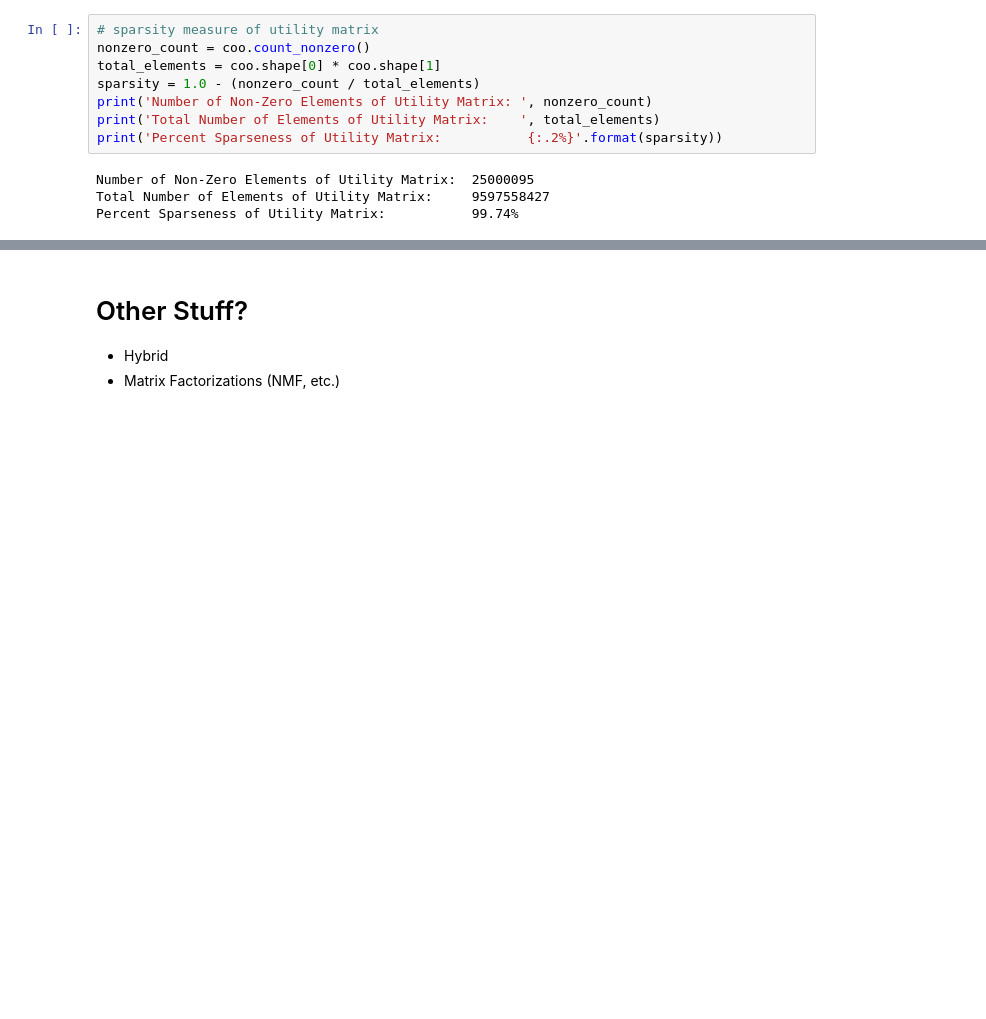
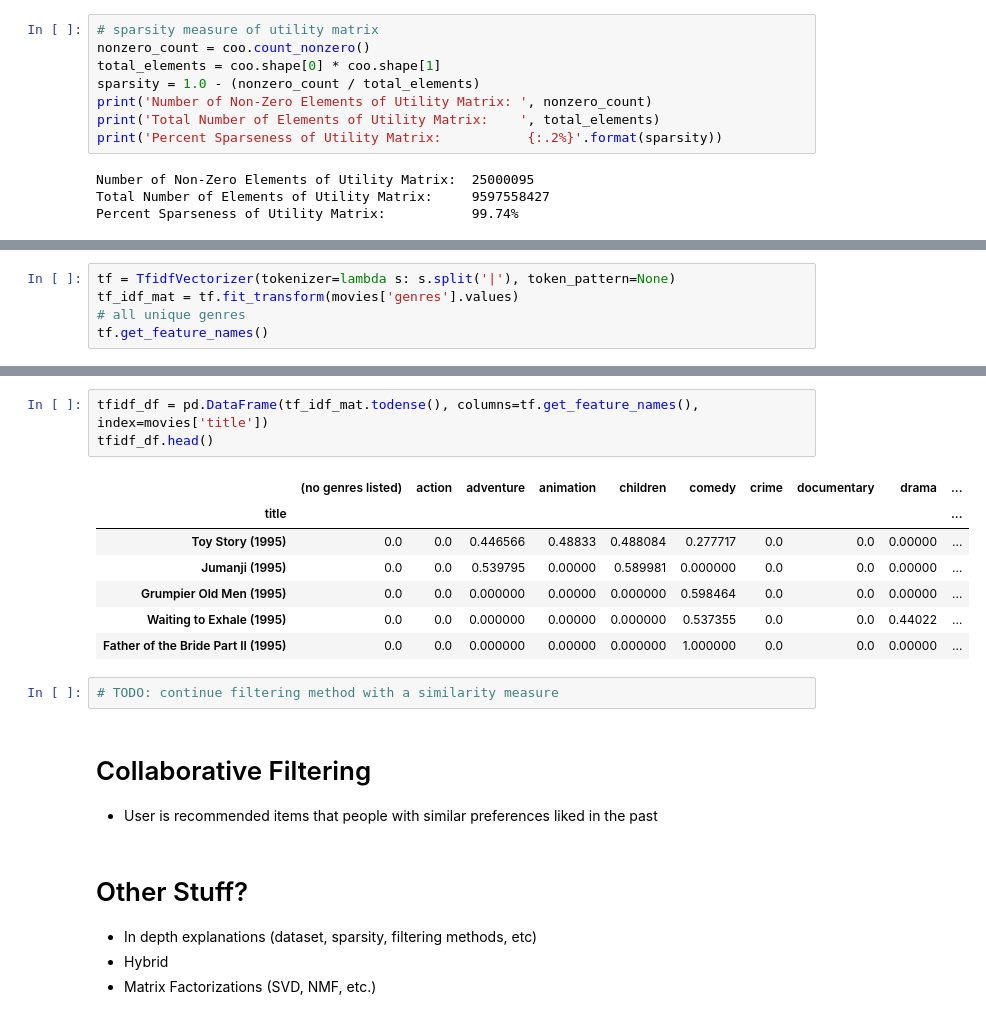
Before and after one commit to nsuttora/Movie-Recommender-Data-Mining-II, a Jupyter notebook: movie_recommender.ipynb, the cells around one changed output, grey strips where cells are left out. Cells and saved outputs as stored; diff of their text form; blank space fills up the shorter version.

Commit message:
started content-based filtering

```diff
--- a/movie_recommender.ipynb
+++ b/movie_recommender.ipynb
@@ -277,0 +310,5 @@ Percent Sparseness of Utility Matrix:           99.74%
+# %%
+tf = TfidfVectorizer(tokenizer=lambda s: s.split('|'), token_pattern=None)
+tf_idf_mat = tf.fit_transform(movies['genres'].values)
+# all unique genres
+tf.get_feature_names()
@@ -278,4 +336,21 @@ Percent Sparseness of Utility Matrix:           99.74%
+# %%
+tfidf_df = pd.DataFrame(tf_idf_mat.todense(), columns=tf.get_feature_names(), index=movies['title'])
+tfidf_df.head()
+# %% [output]
+|  | (no genres listed) | action | adventure | animation | children | comedy | crime | documentary | drama | ... |
+| title |  |  |  |  |  |  |  |  |  | ... |
+| Toy Story (1995) | 0.0 | 0.0 | 0.446566 | 0.48833 | 0.488084 | 0.277717 | 0.0 | 0.0 | 0.00000 | ... |
+| Jumanji (1995) | 0.0 | 0.0 | 0.539795 | 0.00000 | 0.589981 | 0.000000 | 0.0 | 0.0 | 0.00000 | ... |
+| Grumpier Old Men (1995) | 0.0 | 0.0 | 0.000000 | 0.00000 | 0.000000 | 0.598464 | 0.0 | 0.0 | 0.00000 | ... |
+| Waiting to Exhale (1995) | 0.0 | 0.0 | 0.000000 | 0.00000 | 0.000000 | 0.537355 | 0.0 | 0.0 | 0.44022 | ... |
+| Father of the Bride Part II (1995) | 0.0 | 0.0 | 0.000000 | 0.00000 | 0.000000 | 1.000000 | 0.0 | 0.0 | 0.00000 | ... |
+# %%
+# TODO: continue filtering method with a similarity measure
+# %% [markdown]
+# Collaborative Filtering
+* User is recommended items that people with similar preferences liked in the past
 # %% [markdown]
 # Other Stuff?
+- In depth explanations (dataset, sparsity, filtering methods, etc)
 - Hybrid
-- Matrix Factorizations (NMF, etc.)
+- Matrix Factorizations (SVD, NMF, etc.)
```
Also changed, not shown: parts of 14 cells of this notebook.
